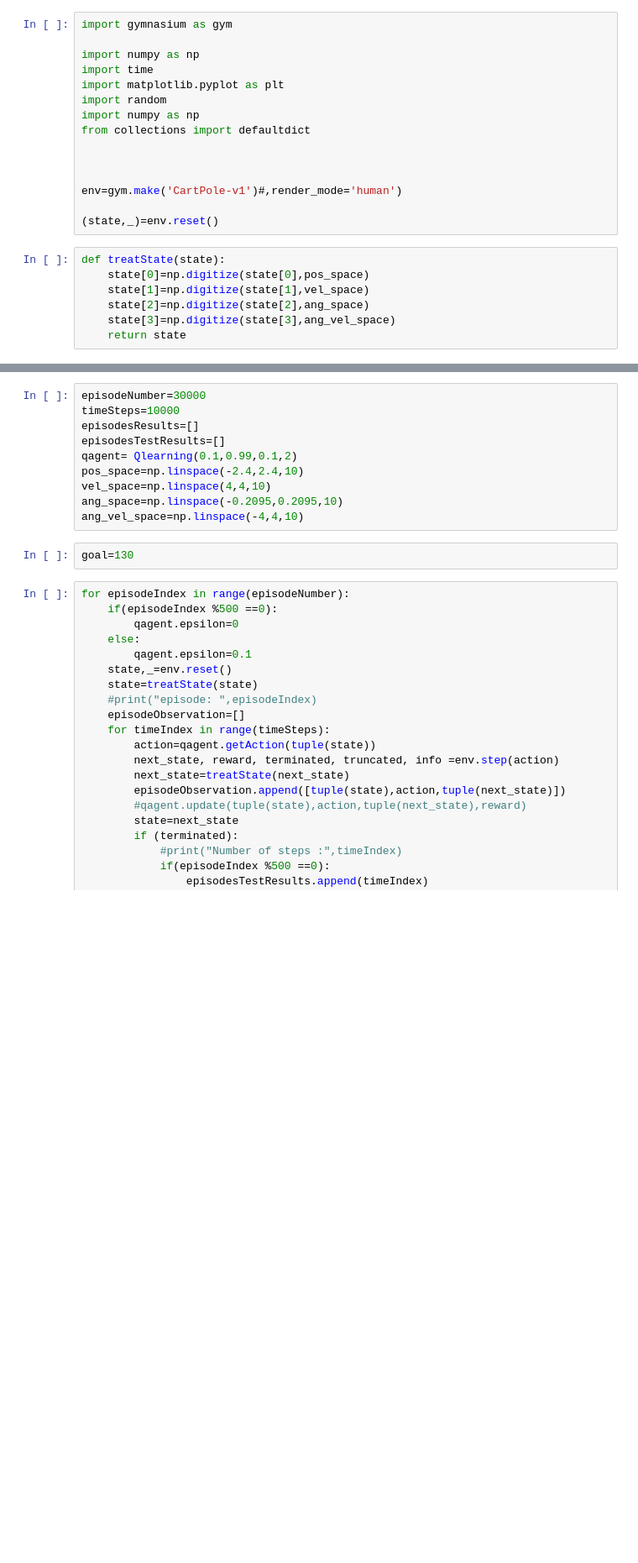
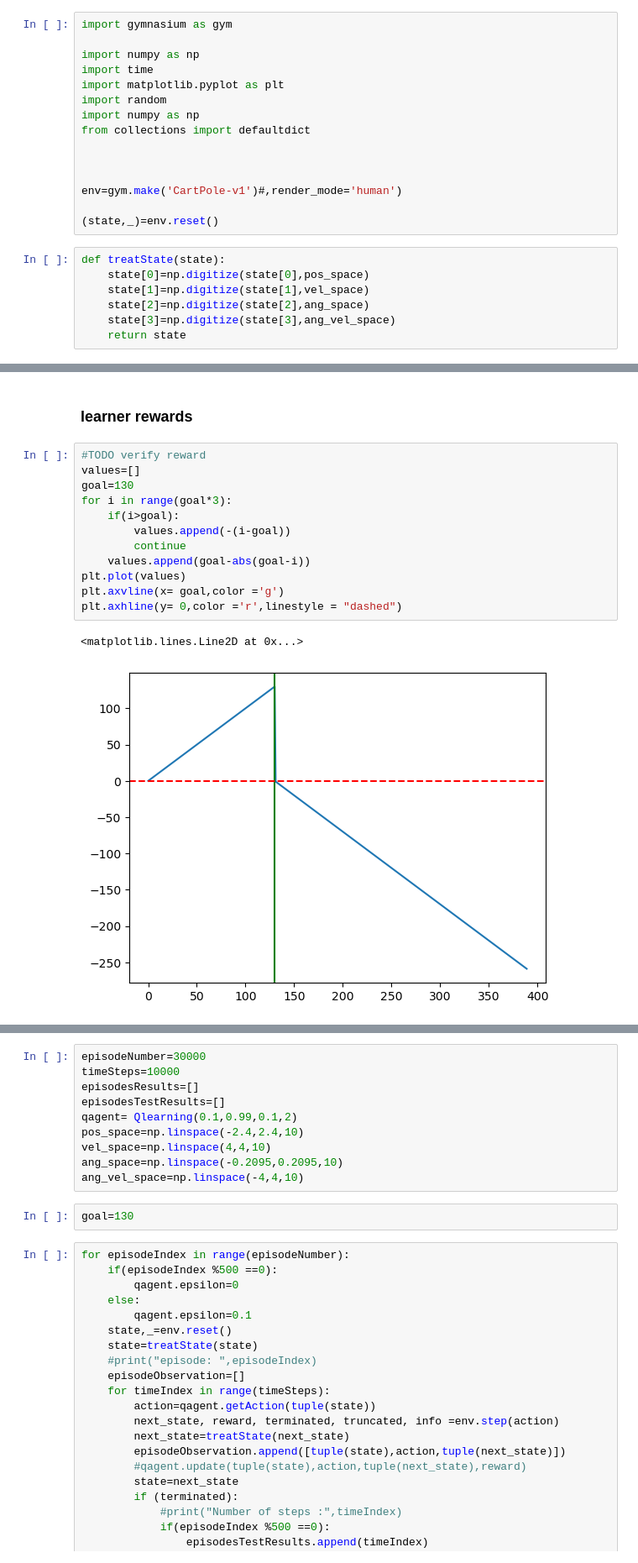
Before and after one commit to mvdbremt/Performance-Specific-Reinforcement-learning, a Jupyter notebook: GoalRewardNegative.ipynb, the cells around one changed output, grey strips where cells are left out. Shown: that part at 84% size. Cells and saved outputs as stored; diff of their text form; blank space fills up the shorter version.

```diff
--- a/GoalRewardNegative.ipynb
+++ b/GoalRewardNegative.ipynb
@@ -81 +84,18 @@ class Qlearning():
             self.update(episodes[i][0],episodes[i][1],episodes[i][2],goal - abs(goal-result) )
+# %% [markdown]
+### learner rewards
+# %%
+#TODO verify reward
+values=[]
+goal=130
+for i in range(goal*3):
+    if(i>goal):
+        values.append(-(i-goal))
+        continue
+    values.append(goal-abs(goal-i))
+plt.plot(values)
+plt.axvline(x= goal,color ='g')
+plt.axhline(y= 0,color ='r',linestyle = "dashed")
+# %% [output]
+<matplotlib.lines.Line2D at 0x...>
+[figure, added]
```
Also changed, not shown: parts of 6 cells of this notebook, 5 other files.
